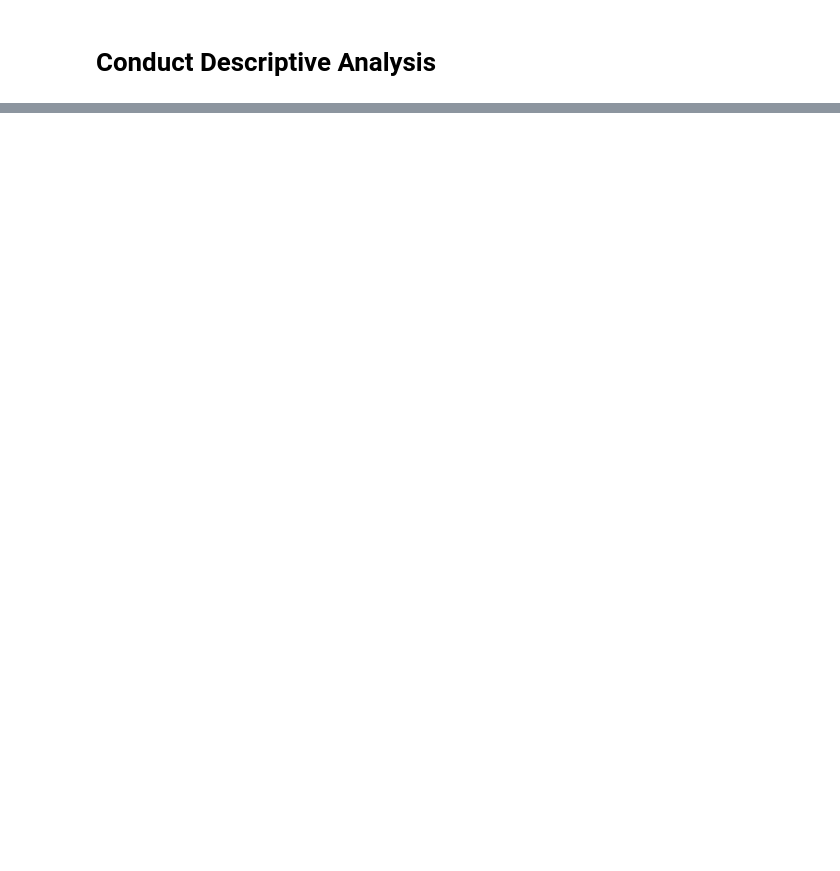
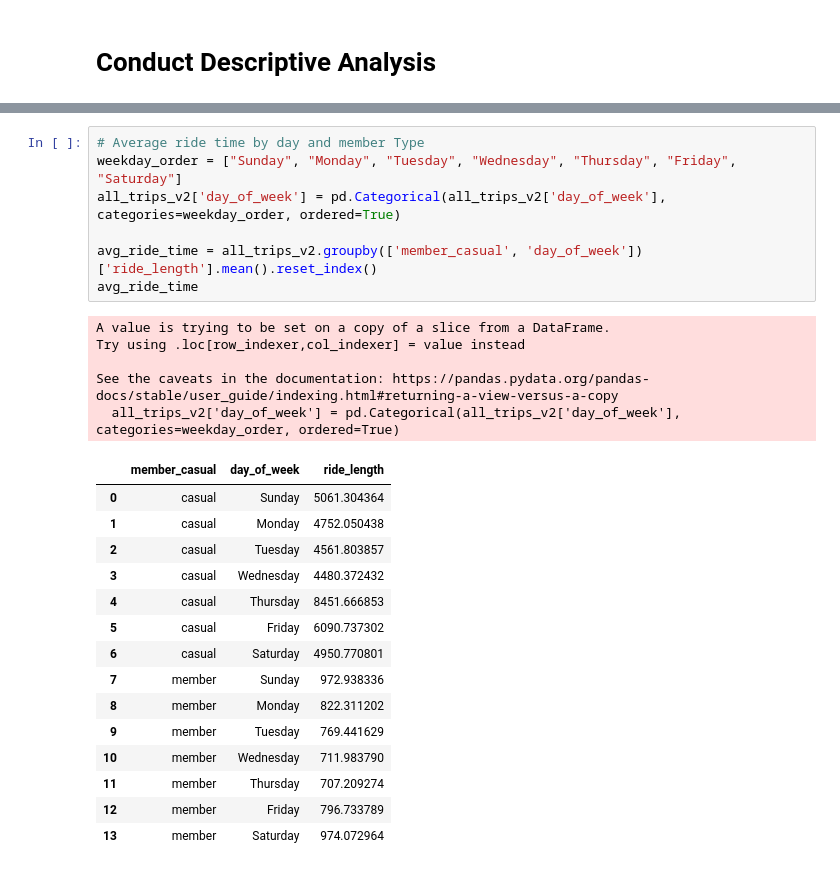
Before and after one commit to azuhayer/Cyclistic-Case-Study, a Jupyter notebook: main.ipynb, the cells around one changed output, grey strips where cells are left out. Saved outputs shown, nothing was run; the diff lists cells and outputs as text; blank space fills up the shorter version.

```diff
--- a/main.ipynb
+++ b/main.ipynb
@@ -129,0 +301,28 @@ print(all_trips_v2.groupby('member_casual')['ride_length'].min())
+# %%
+# Average ride time by day and member Type
+weekday_order = ["Sunday", "Monday", "Tuesday", "Wednesday", "Thursday", "Friday", "Saturday"]
+all_trips_v2['day_of_week'] = pd.Categorical(all_trips_v2['day_of_week'], categories=weekday_order, ordered=True)
+
+avg_ride_time = all_trips_v2.groupby(['member_casual', 'day_of_week'])['ride_length'].mean().reset_index()
+avg_ride_time
+# %% [output]
+A value is trying to be set on a copy of a slice from a DataFrame.
+Try using .loc[row_indexer,col_indexer] = value instead
+
+See the caveats in the documentation: https://pandas.pydata.org/pandas-docs/stable/user_guide/indexing.html#returning-a-view-versus-a-copy
+  all_trips_v2['day_of_week'] = pd.Categorical(all_trips_v2['day_of_week'], categories=weekday_order, ordered=True)
+|  | member_casual | day_of_week | ride_length |
+| 0 | casual | Sunday | 5061.304364 |
+| 1 | casual | Monday | 4752.050438 |
+| 2 | casual | Tuesday | 4561.803857 |
+| 3 | casual | Wednesday | 4480.372432 |
+| 4 | casual | Thursday | 8451.666853 |
+| 5 | casual | Friday | 6090.737302 |
+| 6 | casual | Saturday | 4950.770801 |
+| 7 | member | Sunday | 972.938336 |
+| 8 | member | Monday | 822.311202 |
+| 9 | member | Tuesday | 769.441629 |
+| 10 | member | Wednesday | 711.983790 |
+| 11 | member | Thursday | 707.209274 |
+| 12 | member | Friday | 796.733789 |
+| 13 | member | Saturday | 974.072964 |
```
Also changed, not shown: parts of 24 cells of this notebook.
